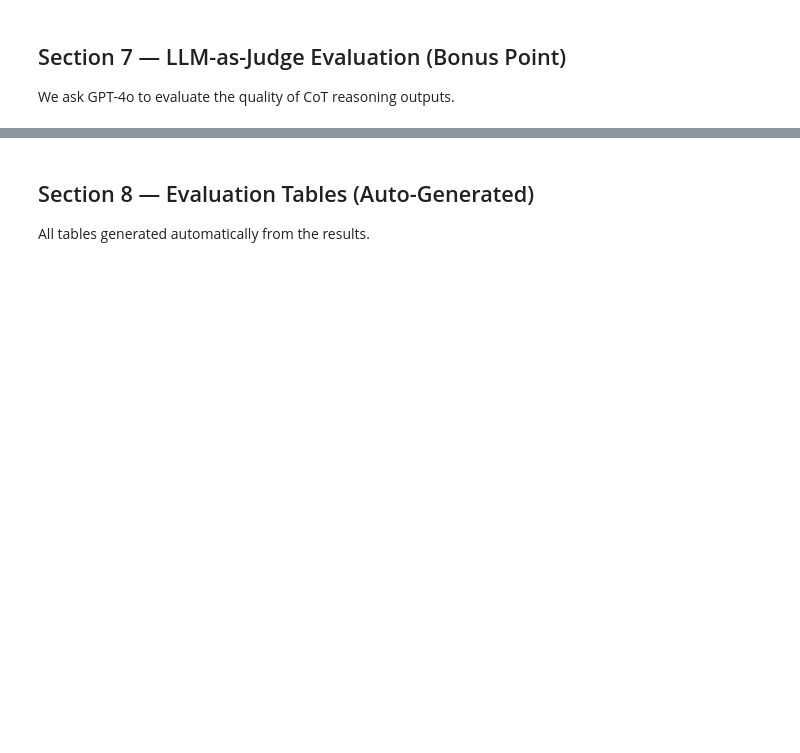
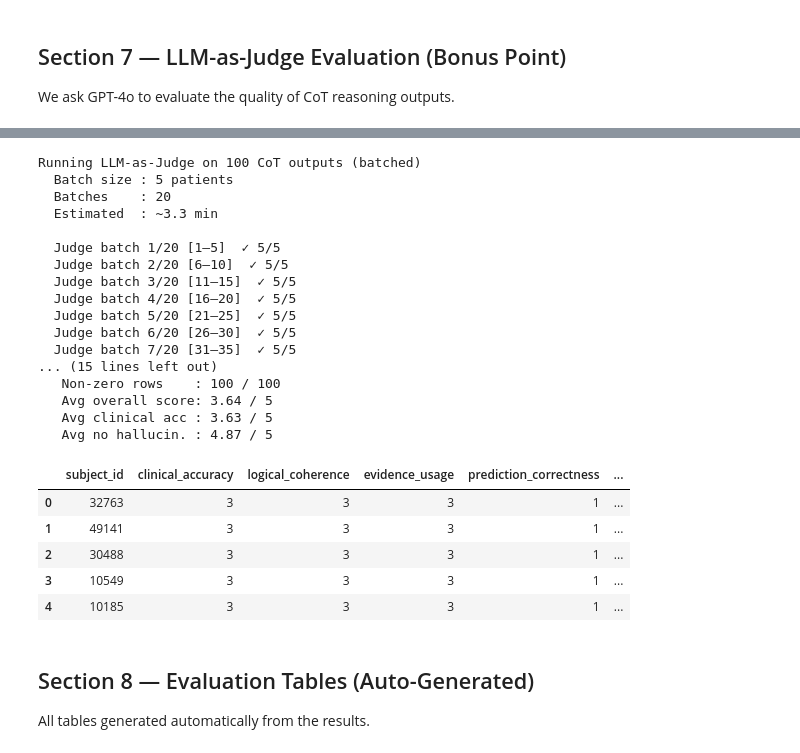
Before and after one commit to sritama/ai-in-healthcare, a Jupyter notebook: mimic_llm/mimic_llm_with_mimic_III_dataset.ipynb, the cells around one changed output, grey strips where cells are left out. Cells and saved outputs as stored; diff of their text form; code cells hidden in the pictures; blank space fills up the shorter version.

```diff
--- a/mimic_llm/mimic_llm_with_mimic_III_dataset.ipynb
+++ b/mimic_llm/mimic_llm_with_mimic_III_dataset.ipynb
@@ -1241,3 +1700,44 @@ Running LLM-as-Judge on CoT outputs...
+# %%
+# ── Section 7 runner ──────────────────────────────────────────────────
+n_judge_batches = -(-100 // 5)  # 20 batches
+print(f"Running LLM-as-Judge on 100 CoT outputs (batched)")
+print(f"  Batch size : 5 patients")
+print(f"  Batches    : {n_judge_batches}")
+print(f"  Estimated  : ~{n_judge_batches * 10 / 60:.1f} min\n")
+
+t0       = time.time()
+judge_df = asyncio.run(run_judge_batched(df, results_df, cot_raw_outputs))
+
+print(f"\n✅ LLM-as-Judge complete in {(time.time()-t0)/60:.1f} min")
+print(f"   Non-zero rows    : {(judge_df['overall_score'] > 0).sum()} / {len(judge_df)}")
+print(f"   Avg overall score: {judge_df['overall_score'].mean():.2f} / 5")
+print(f"   Avg clinical acc : {judge_df['clinical_accuracy'].mean():.2f} / 5")
+print(f"   Avg no hallucin. : {judge_df['hallucination_risk'].mean():.2f} / 5")
+display(judge_df.head(5))
+# %% [output]
+Running LLM-as-Judge on 100 CoT outputs (batched)
+  Batch size : 5 patients
+  Batches    : 20
+  Estimated  : ~3.3 min
+
+  Judge batch 1/20 [1–5]  ✓ 5/5
+  Judge batch 2/20 [6–10]  ✓ 5/5
+  Judge batch 3/20 [11–15]  ✓ 5/5
+  Judge batch 4/20 [16–20]  ✓ 5/5
+  Judge batch 5/20 [21–25]  ✓ 5/5
+  Judge batch 6/20 [26–30]  ✓ 5/5
+  Judge batch 7/20 [31–35]  ✓ 5/5
+... (15 lines left out)
+   Non-zero rows    : 100 / 100
+   Avg overall score: 3.64 / 5
+   Avg clinical acc : 3.63 / 5
+   Avg no hallucin. : 4.87 / 5
+|  | subject_id | clinical_accuracy | logical_coherence | evidence_usage | prediction_correctness | ... |
+| 0 | 32763 | 3 | 3 | 3 | 1 | ... |
+| 1 | 49141 | 3 | 3 | 3 | 1 | ... |
+| 2 | 30488 | 3 | 3 | 3 | 1 | ... |
+| 3 | 10549 | 3 | 3 | 3 | 1 | ... |
+| 4 | 10185 | 3 | 3 | 3 | 1 | ... |
 # %% [markdown]
 ## Section 8 — Evaluation Tables (Auto-Generated)
 
```
Also changed, not shown: parts of 36 cells of this notebook, 8 other files.
